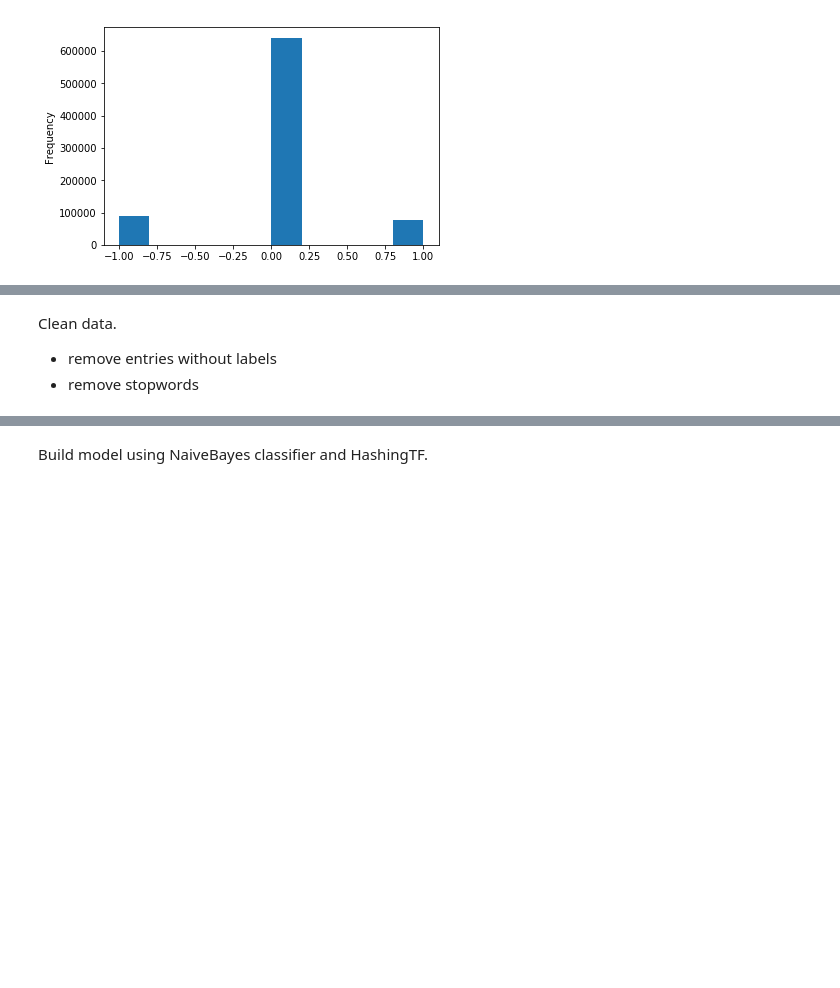
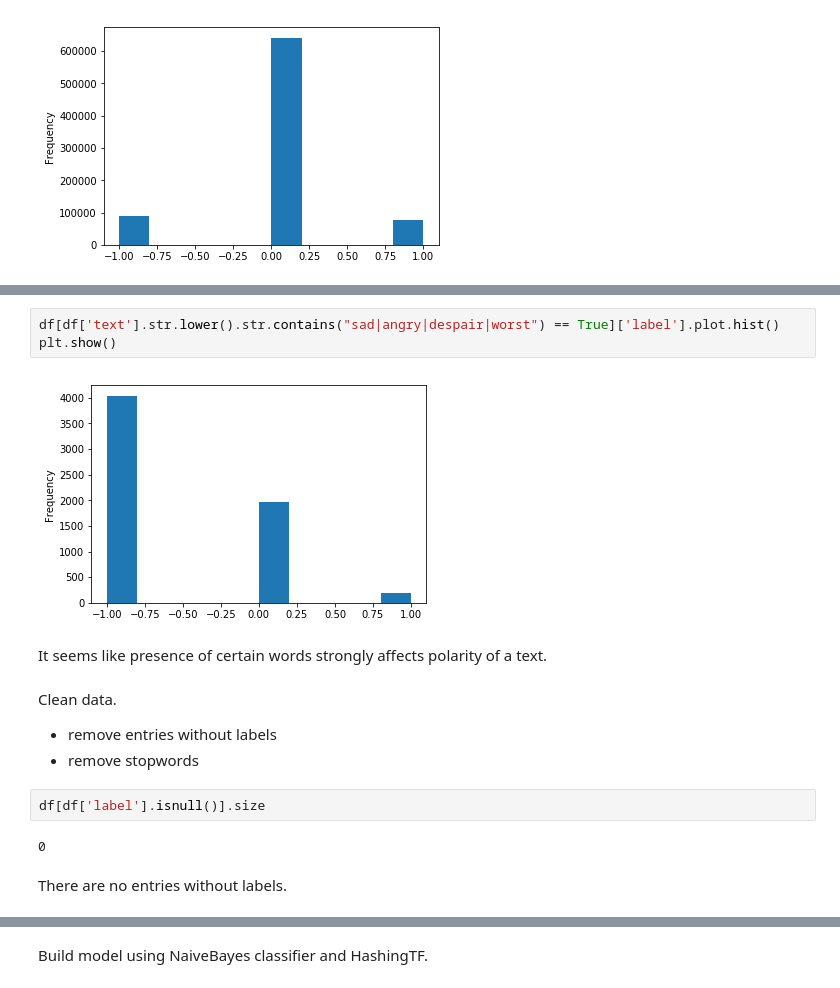
Before and after one commit to dsokal/stream-analysis, a Jupyter notebook: src/Use case.ipynb, the cells around one changed output, grey strips where cells are left out. Drawn from its saved outputs; the diff is of its cells as text; blank space fills up the shorter version.

```diff
--- a/src/Use case.ipynb
+++ b/src/Use case.ipynb
@@ -362,4 +373,17 @@ plt.show()
+# %%
+df[df['text'].str.lower().str.contains("sad|angry|despair|worst") == True]['label'].plot.hist()
+plt.show()
+# %% [output]
+[figure, added]
+# %% [markdown]
+It seems like presence of certain words strongly affects polarity of a text.
 # %% [markdown]
 Clean data.
 - remove entries without labels
 - remove stopwords
+# %%
+df[df['label'].isnull()].size
+# %% [output]
+0
+# %% [markdown]
+There are no entries without labels.
```
Also changed, not shown: parts of 6 cells of this notebook, 1 other file.
